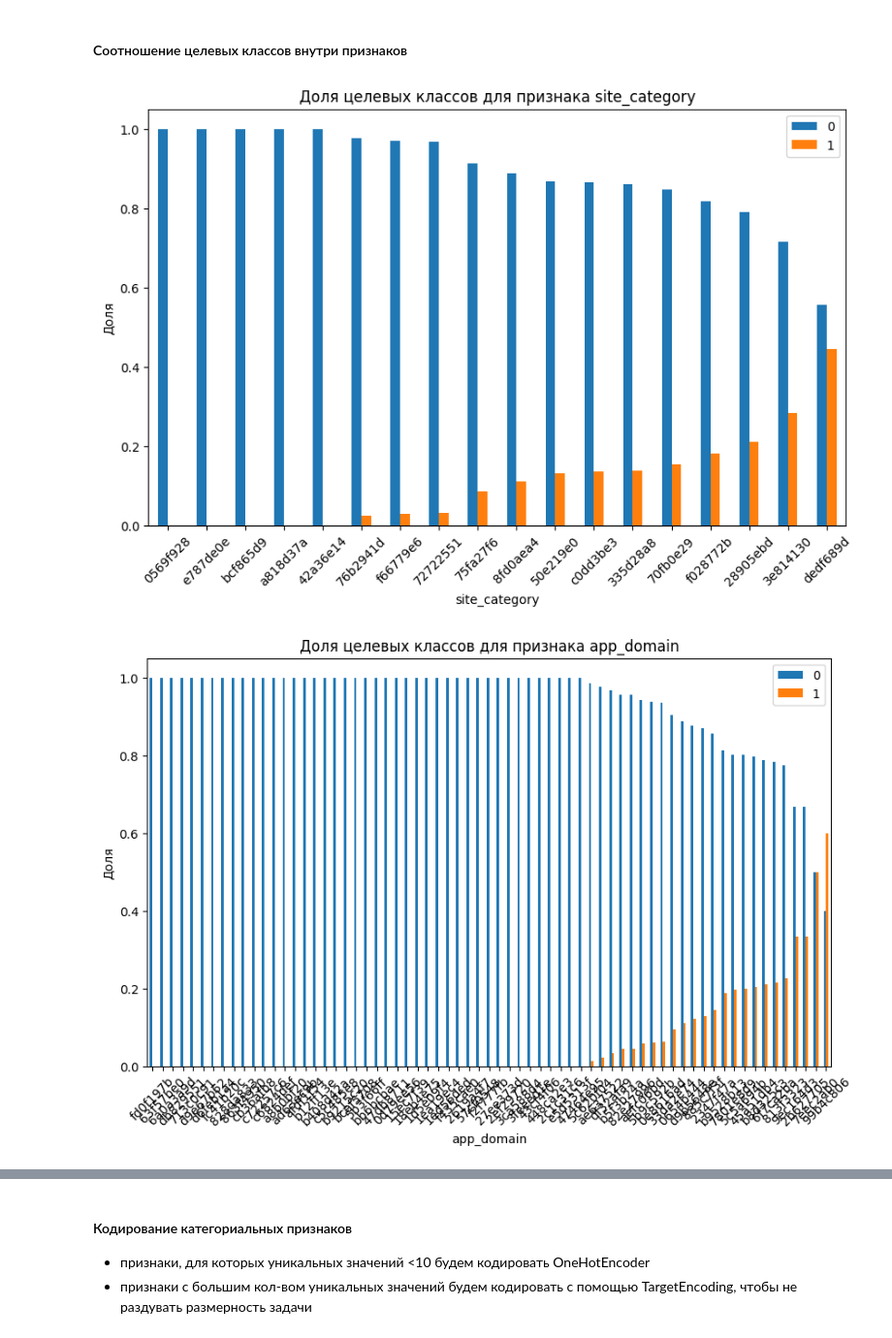
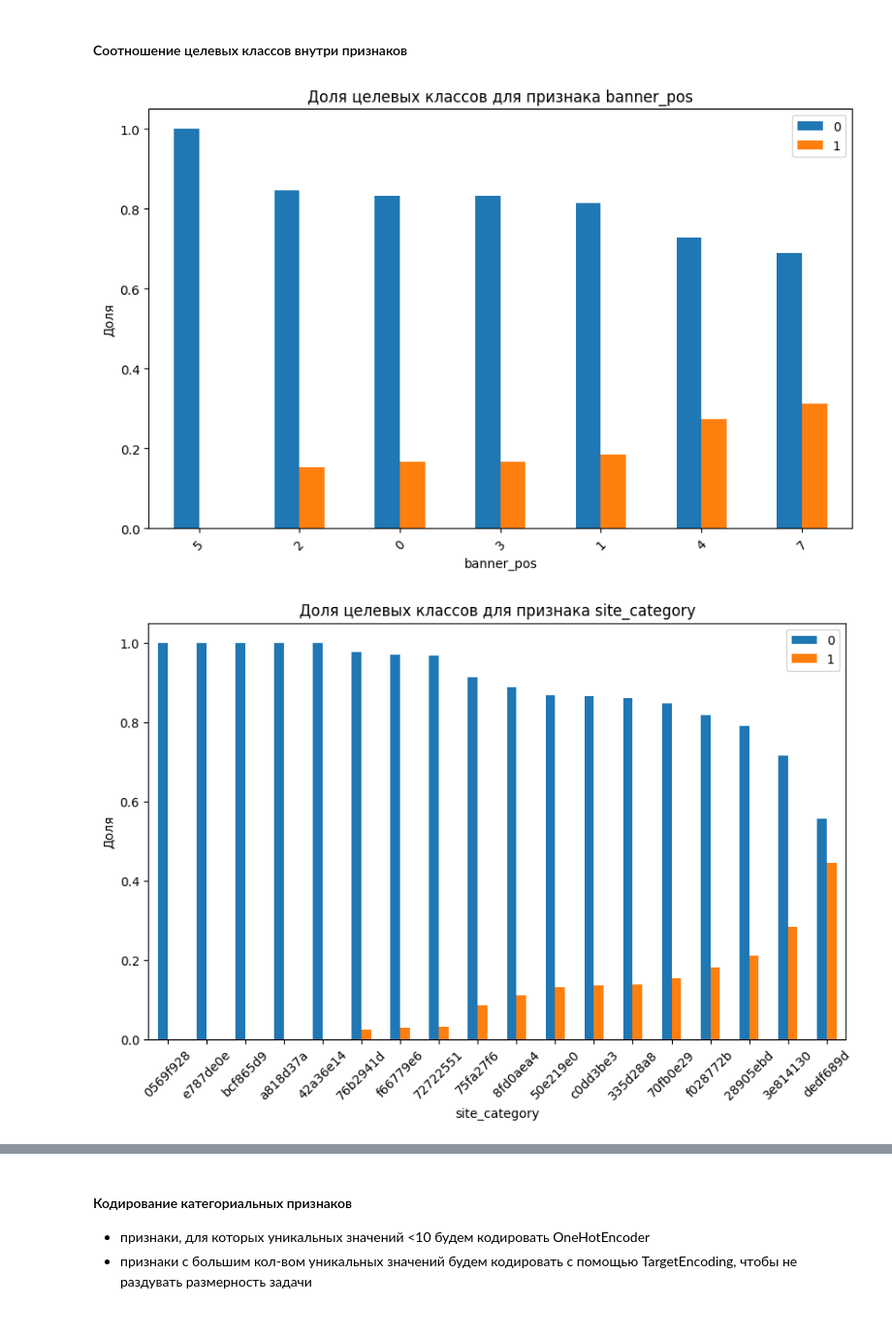
Before and after one commit to Plakhotniuk/practicum_ds, a Jupyter notebook: ml/svm/project.ipynb, the cells around one changed output, grey strips where cells are left out. Shown at 97% size. Drawn from its saved outputs; the diff is of its cells as text; code cells hidden in the pictures.

```diff
--- a/ml/svm/project.ipynb
+++ b/ml/svm/project.ipynb
@@ -102,7 +101,8 @@ df.isna().sum().sum()  # явных пропусков нет
 # %% [output]
 np.int64(0)
 # %%
-cat_cols = df.select_dtypes(include=['object', 'str']).columns
+cat_cols_types = ['object']
+cat_cols = df.select_dtypes(include=cat_cols_types).columns
 num_cols = df.select_dtypes(include=['int64', 'float']).columns
 cat_cols, len(cat_cols), num_cols, len(num_cols)
 # %% [output]
@@ -187,0 +190,4 @@ Name: count, dtype: float64
+# %%
+extra_cat_feat = ['device_type', 'device_conn_type', 'ml_feature_4', 'C18', 'banner_pos']  # признаки, по смыслу явяющиеся категориальнымм
+df[extra_cat_feat] = df[extra_cat_feat].astype(str)
+df[extra_cat_feat].info()
@@ -188,3 +207,4 @@ Name: count, dtype: float64
 # %%
+cat_cols = df.select_dtypes(include=cat_cols_types).columns
 df[cat_cols].nunique()
 # %% [output]
@@ -223,9 +248,10 @@ def plot_bar_target_class(df: pd.DataFrame, target_name: str, cat_col: str):
 
     plt.show()
 # %%
-cat_cols_to_analyze = ['site_category', 'app_domain', 'app_category', 'ml_feature_2', 'ml_feature_7']
+cat_cols_to_analyze = df[cat_cols].nunique()[df[cat_cols].nunique() < 1000].index.tolist()
+
 for name in cat_cols_to_analyze:
     plot_bar_target_class(df=df, target_name='click', cat_col=name)
 # %% [output]
-[figure, old version]
+[figure, new version]
-[figure, old version]
+[figure, new version]
```
Also changed, not shown: parts of 149 cells of this notebook, 4 other files.
